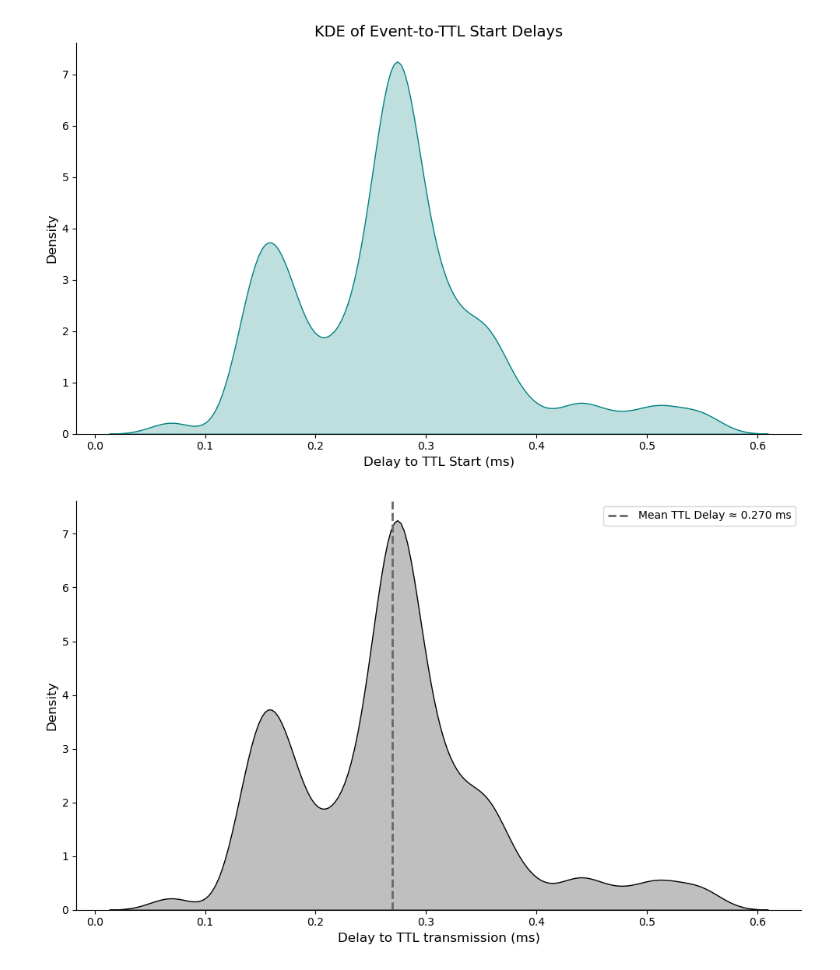
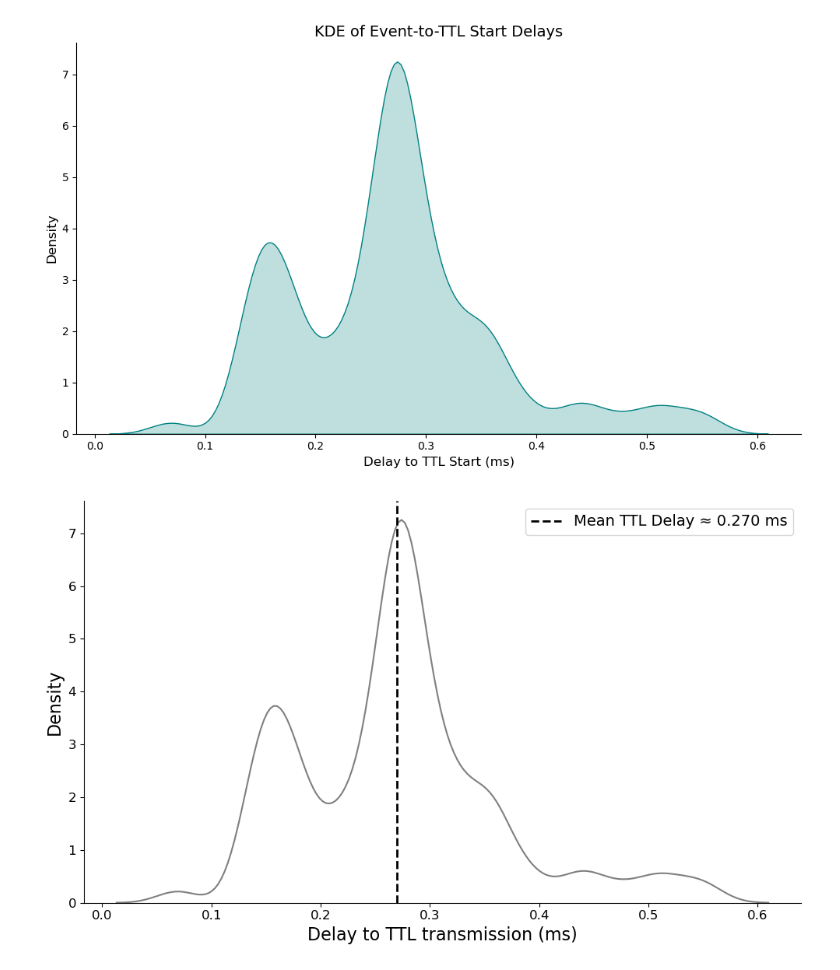
Before and after one commit to Htbibalan/HOME_PHOTOMETRY, a Jupyter notebook: scripts/RTFED_TTL/Arc_notebooks/Speed_Test_plot.ipynb, the cells around one changed output. Saved outputs shown, nothing was run; the diff lists cells and outputs as text; code cells hidden in the pictures.

```diff
--- a/scripts/RTFED_TTL/Arc_notebooks/Speed_Test_plot.ipynb
+++ b/scripts/RTFED_TTL/Arc_notebooks/Speed_Test_plot.ipynb
@@ -36,40 +36,40 @@ import pandas as pd
 import seaborn as sns
 import matplotlib.pyplot as plt
 
 # Load data
 df = pd.read_csv('../../../source/SPEED_TEST_RESULTS/Pi_TTL_SPEED_TEST_CLEANED.csv')
 df["Delay_ms"] = df["Delay_to_TTL_Start_sec"] * 1000
 
 # Load port summary file and calculate global mean delay
 summary = pd.read_csv('../../../source/SPEED_TEST_RESULTS/Pi_TTL_Timing_Summary_Per_Port.csv')
 mean_delay_sec = summary["Mean_Delay"].mean()
 mean_delay_ms = mean_delay_sec * 1000
 
 # Plot KDE
 plt.figure(figsize=(10, 6))
 sns.kdeplot(
     data=df,
     x="Delay_ms",
     bw_adjust=0.5,
-    fill=True,
-    color="black"
+    fill=False,
+    color="gray"
 )
 
 # Add dashed line at mean
-plt.axvline(x=mean_delay_ms, color='dimgray', linestyle='--', linewidth=2,
+plt.axvline(x=mean_delay_ms, color='black', linestyle='--', linewidth=2,
             label=f'Mean TTL Delay ≈ {mean_delay_ms:.3f} ms')
 
 # Aesthetics
-plt.title("", fontsize=14)
-plt.xlabel("Delay to TTL transmission (ms)", fontsize=12)
-plt.ylabel("Density", fontsize=12)
-plt.legend(fontsize=10)
-plt.xticks(fontsize=10)
-plt.yticks(fontsize=10)
+plt.title("", fontsize=5)
+plt.xlabel("Delay to TTL transmission (ms)", fontsize=16)
+plt.ylabel("Density", fontsize=16)
+plt.legend(fontsize=14)
+plt.xticks(fontsize=12)
+plt.yticks(fontsize=12)
 plt.grid(False)
 sns.despine(top=True, right=True)
 plt.tight_layout()
 plt.savefig("C:\Personal Hamid\Papers\IBNS_2025\Figs\Bench_TTL.pdf", dpi=220, bbox_inches="tight")
 plt.show()
 # %% [output]
-[figure, old version]
+[figure, new version]
```
Also changed, not shown: parts of 1 cell of this notebook.
